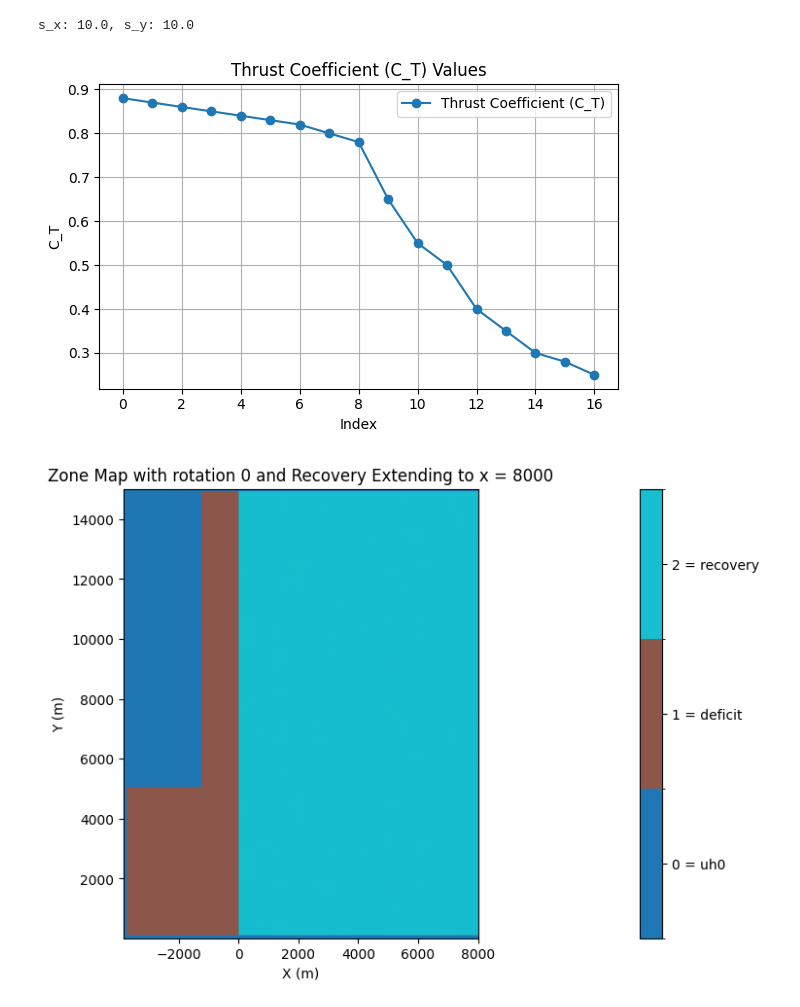
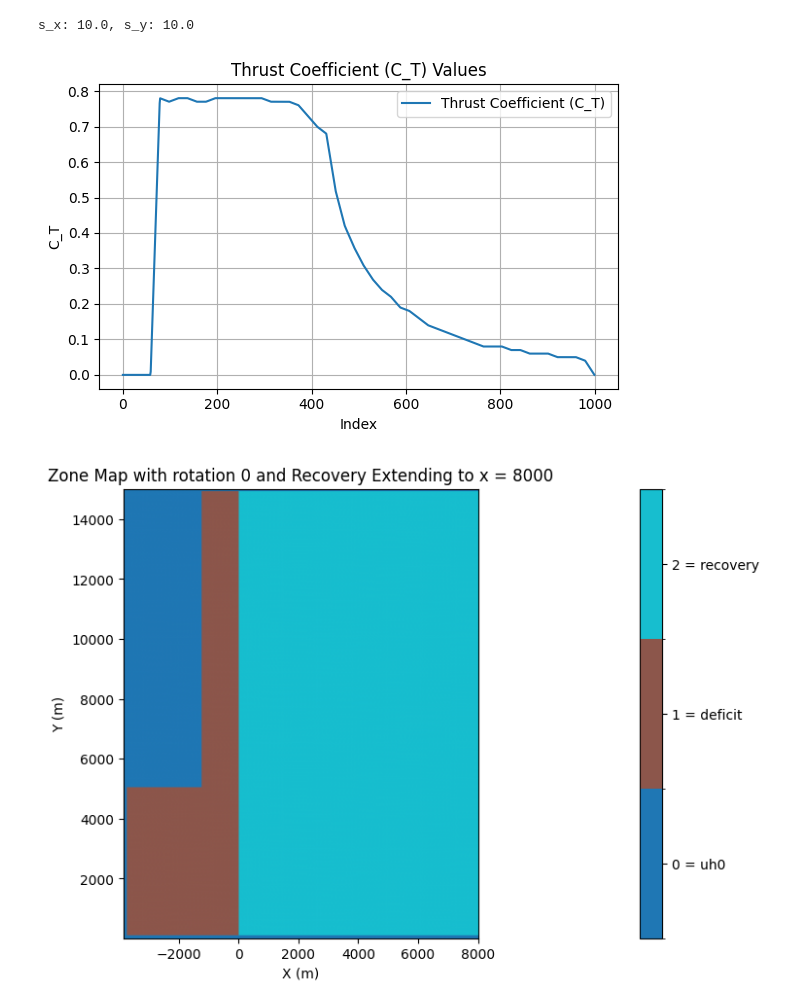
Before and after one commit to marcinsadowy/WTABL, a Jupyter notebook: ArbitraryLayouts/ArbitraryTDMctVar.ipynb, the cells around one changed output. Drawn from its saved outputs; the diff is of its cells as text; code cells hidden in the pictures.

```diff
--- a/ArbitraryLayouts/ArbitraryTDMctVar.ipynb
+++ b/ArbitraryLayouts/ArbitraryTDMctVar.ipynb
@@ -1,14 +9,15 @@
 # %%
-# Imports
-import numpy as np
-import matplotlib.pyplot as plt
-from matplotlib.path import Path
-import matplotlib.colors as mcolors
-from scipy.interpolate import interp1d
-
-# Original spacings
-s_x = 10.0
-s_y = 10.0
+# Constants
+D = 100
+z_H = 100
+C_star = 4.5
+f = 1e-4
+kappa = 0.4
+z_0 = 0.0001
+s_x = 10
+s_y = 10
+U_0 = 10.0
+C_T = 0.7
 
 # Rotation angle in degrees
 theta_deg = 0
@@ -23,45 +32,43 @@ dy = np.array([0, s_y])
 R = np.array([
     [np.cos(theta), -np.sin(theta)],
     [np.sin(theta),  np.cos(theta)]
 ])
 
 # Rotate the unit vectors
 dx_rot = R @ dx
 dy_rot = R @ dy
 
 # Projected spacings along global x and y
 s_x_global = np.abs(dx_rot)
 s_y_global = np.abs(dy_rot)
 
 s_x = s_x_global[0] + s_x_global[1]
 s_y = s_y_global[0] + s_y_global[1]
 
 print(f"s_x: {s_x}, s_y: {s_y}")
 
-# Constants
-D = 100
-U_G = 11.87
-z_h = 100
-C_star = 4.5
-f = 1e-4
-k = 0.4
-z_0lo = 0.0001
+# Initialize thrust curve
+u = np.arange(0, 26, .5)  # [m/s]
+C_T_var = np.array([0, 0, 0, 0, 0.78, 0.77, 0.78, 0.78, 0.77, 0.77, 0.78, 0.78, 0.78, 0.78, 0.78, 0.78, 0.77, 0.77, 0.77, 0.76, 0.73, 0.7, 0.68, 0.52, 0.42,
+      0.36, 0.31, 0.27, 0.24, 0.22, 0.19, 0.18, 0.16, 0.14, 0.13, 0.12, 0.11, 0.1, 0.09, 0.08, 0.08, 0.08, 0.07, 0.07, 0.06, 0.06, 0.06,
+      0.05, 0.05, 0.05, 0.04, 0])
 
-# Corresponding thrust coefficients C_T [-]   ->   3 m/s to 19 m/s
-C_T_values = np.array([0.88, 0.87, 0.86, 0.85, 0.84, 0.83, 0.82, 0.80, 0.78, 0.65, 0.55, 0.50, 0.40, 0.35, 0.30, 0.28, 0.25])
+# Interpolate thrust curve
+u_interp = np.linspace(u.min(), u.max(), 1000)
+C_T_interp = interp1d(u, C_T_var, kind='linear')(u_interp)
 
 plt.figure(figsize=(6, 4))
-plt.plot(C_T_values, marker='o', label='Thrust Coefficient (C_T)')
+plt.plot(C_T_interp, label='Thrust Coefficient (C_T)')
 plt.xlabel('Index')
 plt.ylabel('C_T')
 plt.title('Thrust Coefficient (C_T) Values')
 plt.legend()
 plt.grid(True)
 plt.tight_layout()
 plt.show()
 # %% [output]
 s_x: 10.0, s_y: 10.0
-[figure, old version]
+[figure, new version]
 # %%
 def create_wind_farm_mask(corner_points, resolution=10, mirror_axis=0, recovery_x_end=None):
     points = np.array(corner_points)
```
Also changed, not shown: parts of 5 cells of this notebook, 1 other file.
